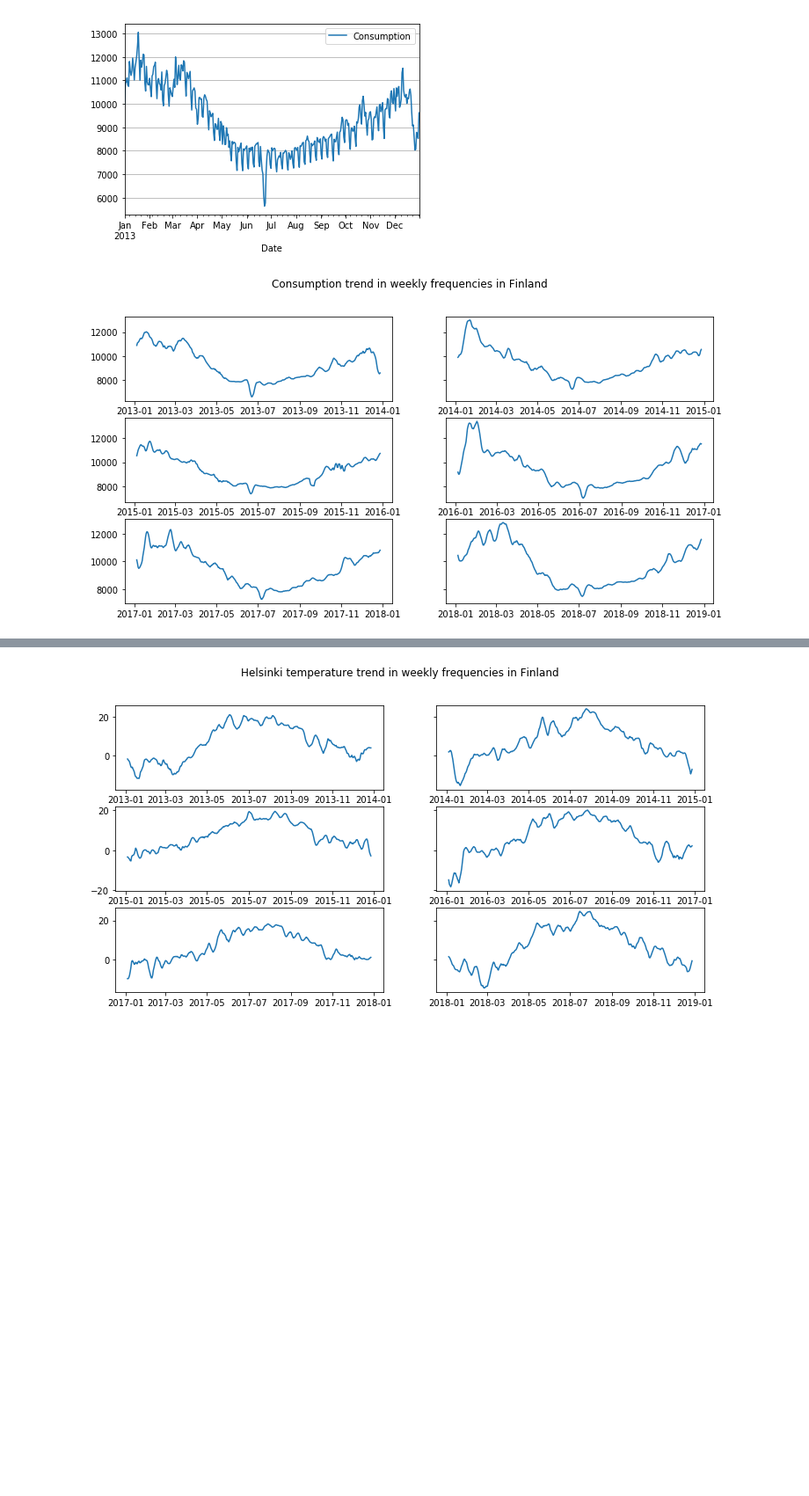
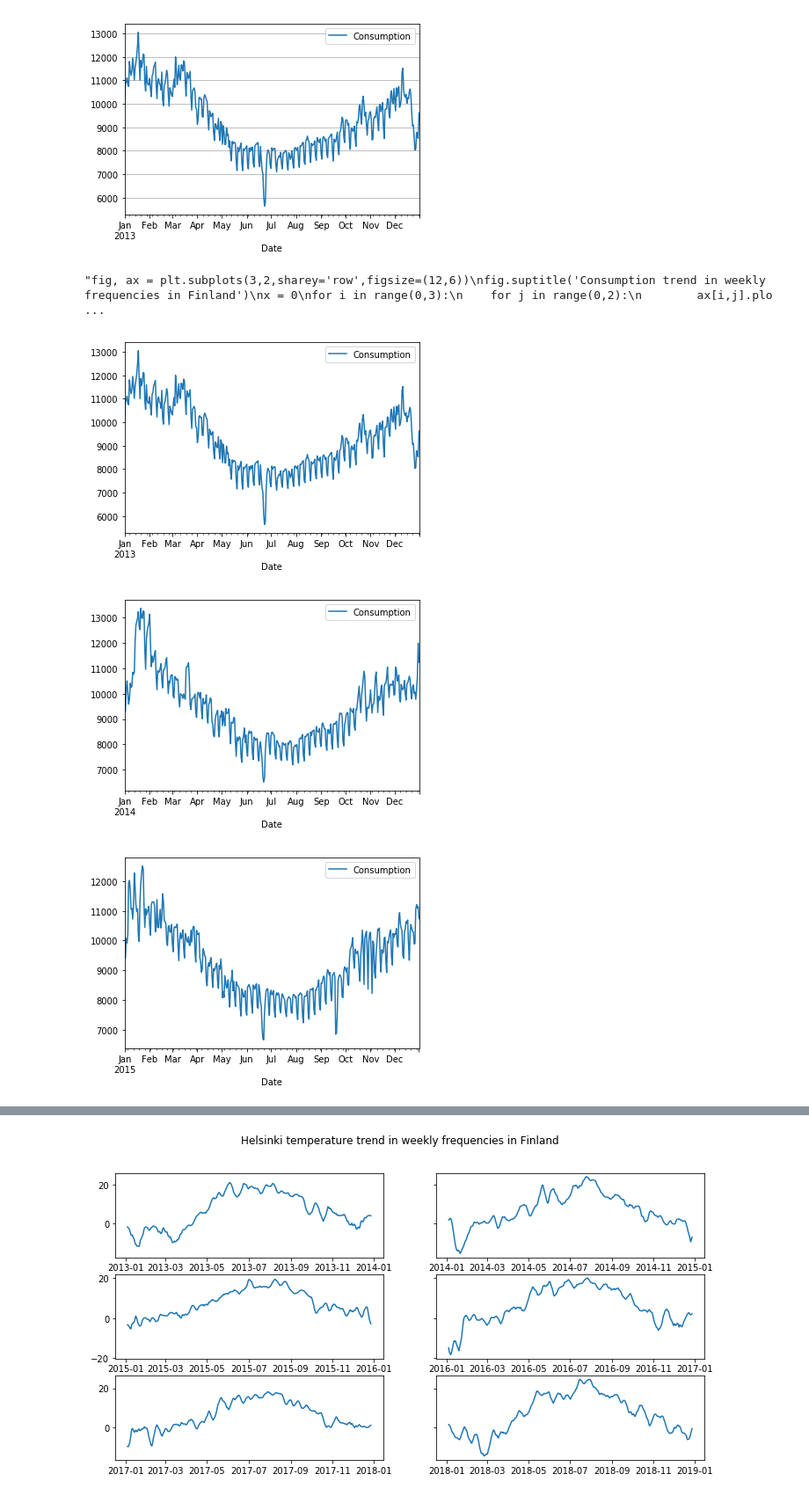
Before and after one commit to Cadax/nordpool-spot-price, a Jupyter notebook: variables_correlation.ipynb, the cells around one changed output, grey strips where cells are left out. Shown: that part at 88% size. Saved outputs shown, nothing was run; the diff lists cells and outputs as text; code cells hidden in the pictures; blank space fills up the shorter version.

```diff
--- a/variables_correlation.ipynb
+++ b/variables_correlation.ipynb
@@ -222,18 +222,24 @@ plt.show()
 # %% [output]
 [figure]
 # %%
+%matplotlib inline
 trends_consumption = []
 for year in sorted(set(consumption_df.index.year)):
-    decomposition = sm.tsa.seasonal_decompose(consumption_df[f"{year}"].resample('D').mean(), freq=7, model='additive')
-    trend = decomposition.trend
-    trends_consumption.append(trend)
-fig, ax = plt.subplots(3,2,sharey='row',figsize=(12,6))
-fig.suptitle('Consumption trend in weekly frequencies in Finland')
-x = 0
-for i in range(0,3):
-    for j in range(0,2):
-        ax[i,j].plot(trends_consumption[x])
-        x+=1
-plt.show()
+    #decomposition = sm.tsa.seasonal_decompose(consumption_df[f"{year}"].resample('D').mean(), freq=7, model='additive')
+    #trend = decomposition.trend
+    #trends_consumption.append(trend)
+    ax = consumption_df[f"{year}"].resample('D').mean().plot()
+    #trends_consumption.append(ax)
+#fig, ax = plt.subplots(3,2,sharey='row',figsize=(12,6))
+#fig.suptitle('Consumption trend in weekly frequencies in Finland')
+#x = 0
+#for i in range(0,3):
+#    for j in range(0,2):
+#        ax[i,j].plot(trends_consumption[x])
+#        x+=1
+#plt.show()
 # %% [output]
+"fig, ax = plt.subplots(3,2,sharey='row',figsize=(12,6))\nfig.suptitle('Consumption trend in weekly frequencies in Finland')\nx = 0\nfor i in range(0,3):\n    for j in range(0,2):\n        ax[i,j].plo ...
-[figure, old version]
+[figure, new version]
+[figure, added]
+[figure, added]
```
Also changed, not shown: parts of 5 cells of this notebook.
